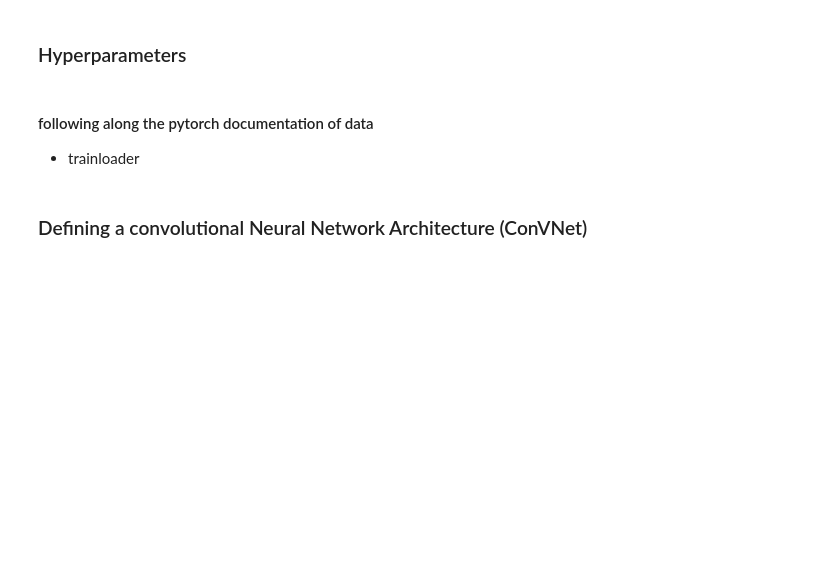
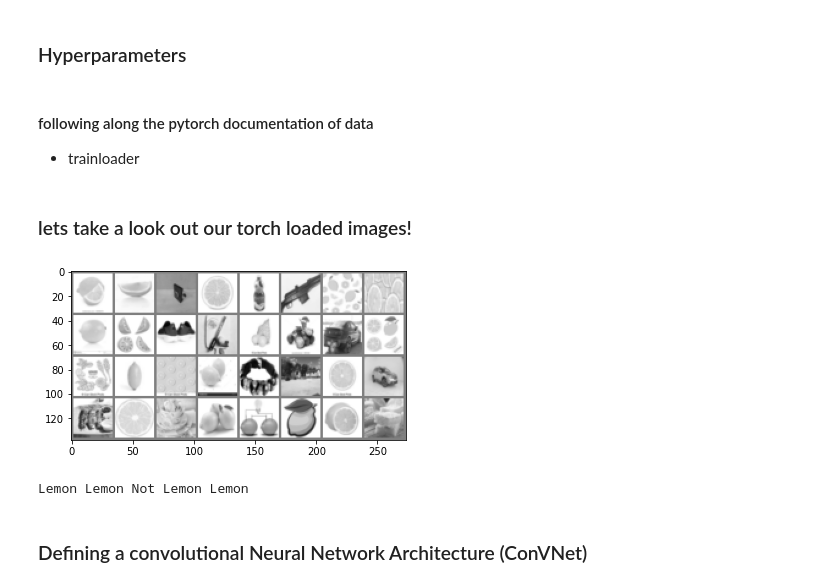
Before and after one commit to elynch90/IsThisALemonPy, a Jupyter notebook: IsThisALemonPy/IsThisALemonPy.ipynb, the cells around one changed output. Drawn from its saved outputs; the diff is of its cells as text; code cells hidden in the pictures; blank space fills up the shorter version.

Commit message:
Training / Testing functional
training and testing is now functional

```diff
--- a/IsThisALemonPy/IsThisALemonPy.ipynb
+++ b/IsThisALemonPy/IsThisALemonPy.ipynb
@@ -251,9 +251,9 @@ class LemonData(Dataset):
 # %% [markdown]
 ### the dataset object
 # %%
-# config transform
-transform = transforms.Compose([transforms.ToTensor(),
-                                transforms.Normalize((0.5, 0.5, 0.5), (0.5, 0.5,0.5))])
+# config transformation procedure - so cool!!!
+transform = transforms.Compose([transforms.ToPILImage(),transforms.Grayscale(num_output_channels=1), transforms.Resize((image_dim, image_dim)),
+                                transforms.ToTensor(), transforms.Normalize((0.5, 0.5, 0.5), (0.5, 0.5, 0.5))])
 # load data
 #dataset = LemonData(csv_file = "LemonData.csv", root_dir = "LemonData/", transform = transforms.ToTensor())
 dataset = LemonData(csv_file = "LemonData.csv", root_dir = "LemonData/", transform = transform)
@@ -266,8 +266,10 @@ print(dataset.annotations)
 # hacky fix for splitting odd/even numbered datasets
 if m % 2 is 0:
     train_set, test_set = torch.utils.data.random_split(dataset, [int(m * 0.8), int(m * 0.2)])
+    test_m = int(m * 0.2)
 else:
     train_set, test_set = torch.utils.data.random_split(dataset, [int(m * 0.8), int(m * 0.2) + 1])
+    test_m = int(m * 0.2) + 1
 # %% [output]
 991
        neg_img-0.png  0
@@ -303,6 +305,29 @@ trainloader = torch.utils.data.DataLoader(train_set, batch_size = 32, shuffle =
 testloader = torch.utils.data.DataLoader(test_set, batch_size = 32, shuffle = True, num_workers = 2)
 
 classes = ("Not Lemon", "Lemon")
+# %% [markdown]
+### lets take a look out our torch loaded images!
+# %%
+# functions to show an image
+import matplotlib.pyplot as plt
+def imshow(img):
+    img = img / 2 + 0.5     # unnormalize
+    npimg = img.numpy()
+    plt.imshow(np.transpose(npimg, (1, 2, 0)))
+    plt.show()
+
+
+# get some random training images
+dataiter = iter(trainloader)
+images, labels = dataiter.next()
+
+# show images
+imshow(torchvision.utils.make_grid(images))
+# print labels
+print(' '.join('%5s' % classes[labels[j]] for j in range(4)))
+# %% [output]
+[figure, added]
+Lemon Lemon Not Lemon Lemon
 # %% [markdown]
 ### Defining a convolutional Neural Network Architecture (ConVNet)
 # %%
```
Also changed, not shown: parts of 21 cells of this notebook, 1 other file.
